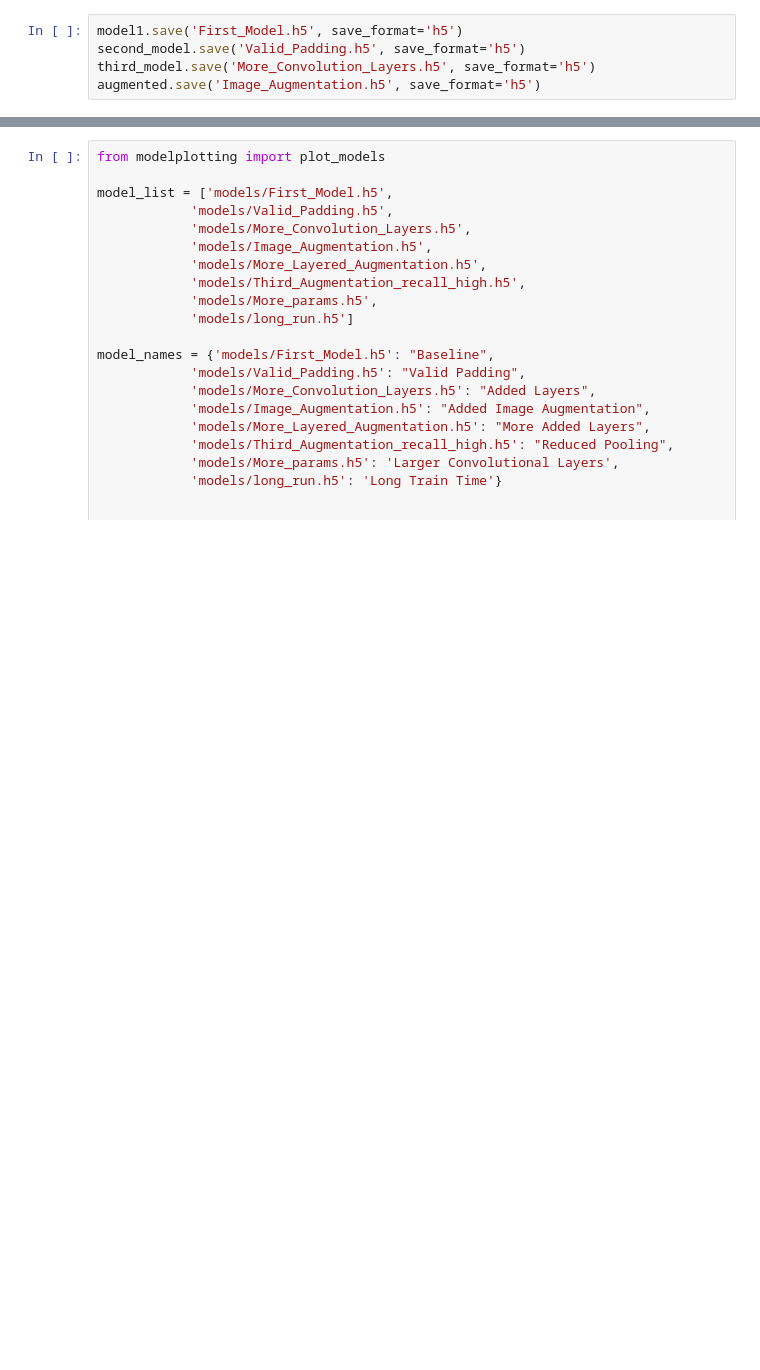
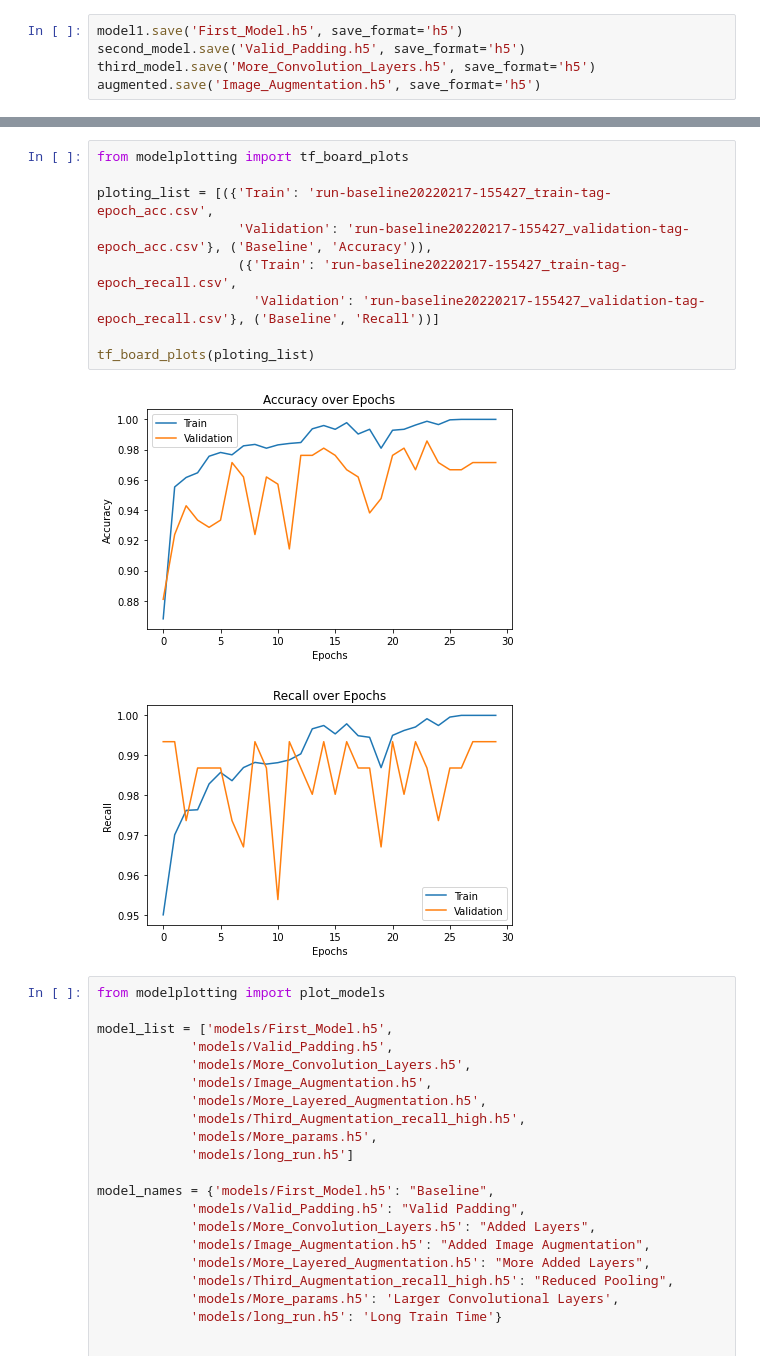
Before and after one commit to UpGoerFive/Diagnosing-Pneumonia_CNN, a Jupyter notebook: Wed-models.ipynb, the cells around one changed output, grey strips where cells are left out. Cells and saved outputs as stored; diff of their text form; blank space fills up the shorter version.

Commit message:
train-val plotting function added

```diff
--- a/Wed-models.ipynb
+++ b/Wed-models.ipynb
@@ -486,4 +499,16 @@ Reusing TensorBoard on port 6006 (pid 354621), started 16:23:35 ago. (Use '!kill
 [interactive output not drawn]
+# %%
+from modelplotting import tf_board_plots
+
+ploting_list = [({'Train': 'run-baseline20220217-155427_train-tag-epoch_acc.csv',
+                  'Validation': 'run-baseline20220217-155427_validation-tag-epoch_acc.csv'}, ('Baseline', 'Accuracy')),
+                  ({'Train': 'run-baseline20220217-155427_train-tag-epoch_recall.csv',
+                    'Validation': 'run-baseline20220217-155427_validation-tag-epoch_recall.csv'}, ('Baseline', 'Recall'))]
+
+tf_board_plots(ploting_list)
+# %% [output]
+[figure, added]
+[figure, added]
 # %%
 from modelplotting import plot_models
 
```
Also changed, not shown: parts of 4 cells of this notebook, 7 other files.
